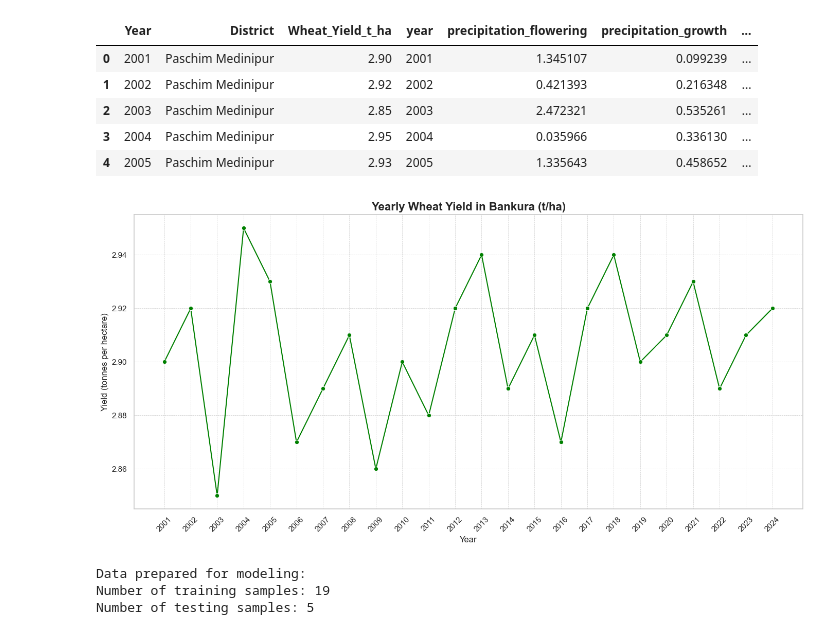
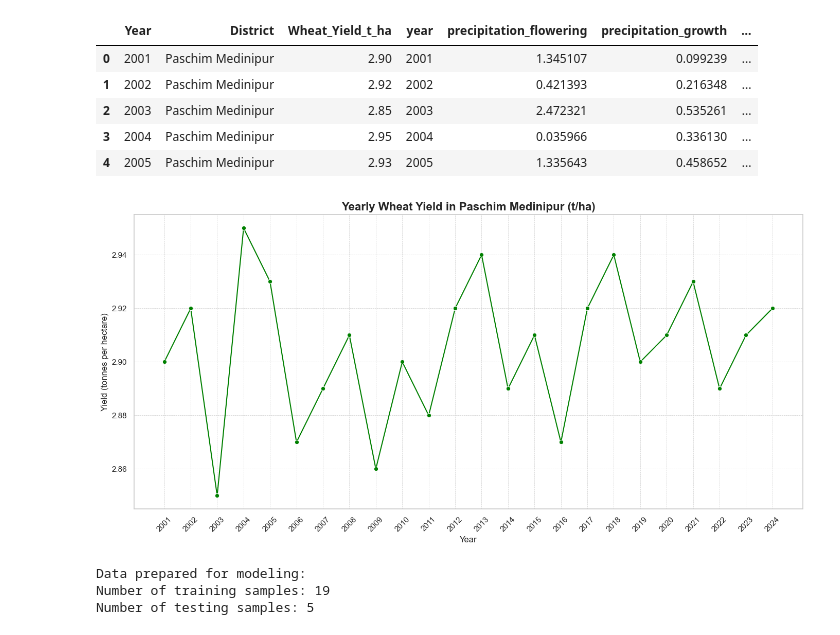
Before and after one commit to raikat105/agriculture_research, a Jupyter notebook: model_paschimmedinipur.ipynb, the cells around one changed output. Cells and saved outputs as stored; diff of their text form; code cells hidden in the pictures.

Commit message:
edited graph names

```diff
--- a/model_paschimmedinipur.ipynb
+++ b/model_paschimmedinipur.ipynb
@@ -28,20 +28,20 @@ except FileNotFoundError:
 # %%
 # Set the figure size for a wider plot
 plt.figure(figsize=(14, 7))
 
 # Create the plot using seaborn for a nice look
 sns.lineplot(data=data, x='year', y='Wheat_Yield_t_ha', marker='o', color='g')
 
 # Add titles and labels for clarity
-plt.title('Yearly Wheat Yield in Bankura (t/ha)', fontsize=16, weight='bold')
+plt.title('Yearly Wheat Yield in Paschim Medinipur (t/ha)', fontsize=16, weight='bold')
 plt.xlabel('Year', fontsize=12)
 plt.ylabel('Yield (tonnes per hectare)', fontsize=12)
 plt.xticks(data['year'], rotation=45) # Ensure all years are shown on the x-axis
 plt.grid(True, which='both', linestyle='--', linewidth=0.5)
 plt.tight_layout()
 plt.show()
 # %% [output]
-[figure, old version]
+[figure, new version]
 # %%
 # The name of your yield column
 YIELD_COLUMN_NAME = 'Wheat_Yield_t_ha'
```
Also changed, not shown: 3 other files.
